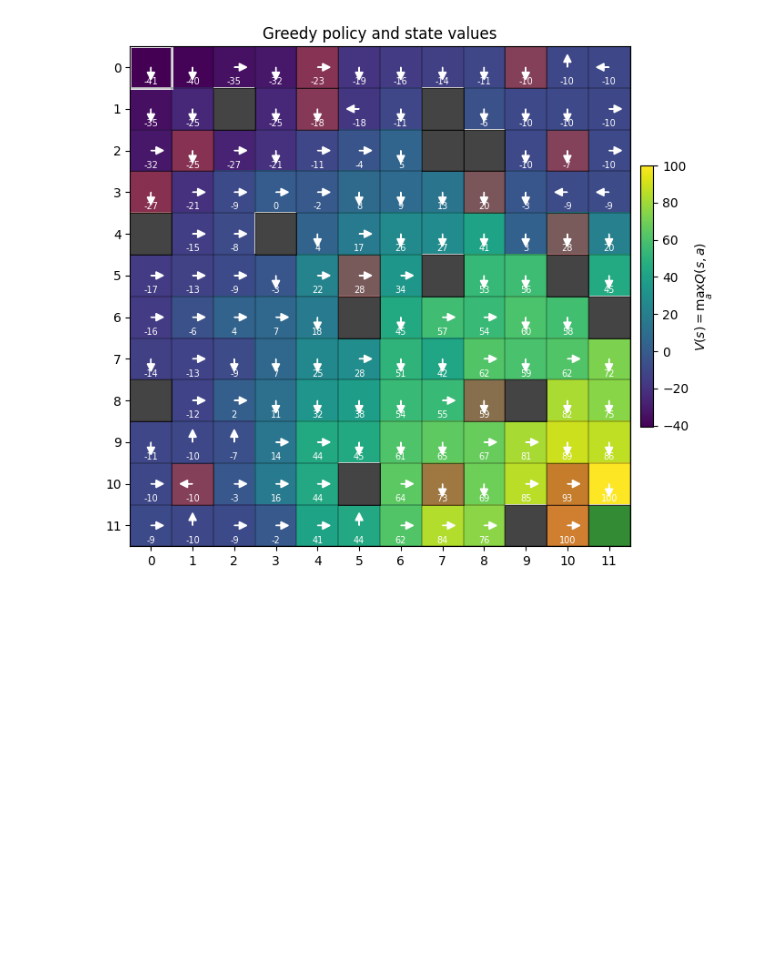
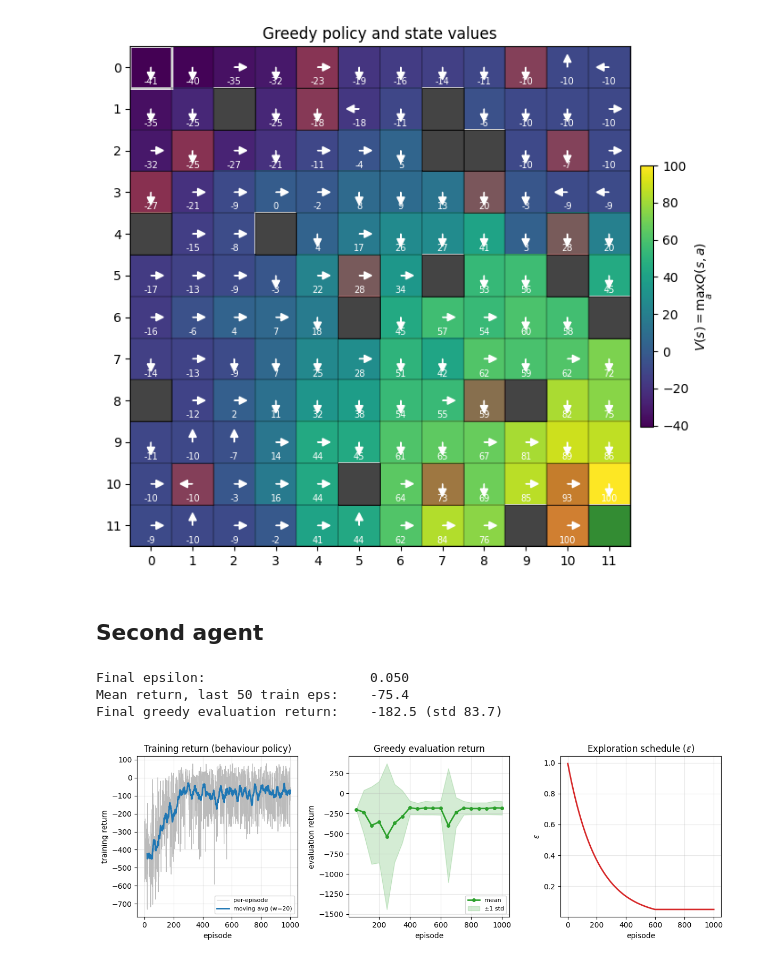
Before and after one commit to ffaundezcab/fog_exploring_RL, a Jupyter notebook: notebooks/test.ipynb, the cells around one changed output. Drawn from its saved outputs; the diff is of its cells as text; code cells hidden in the pictures; blank space fills up the shorter version.

Commit message:
add local view q-learning

```diff
--- a/notebooks/test.ipynb
+++ b/notebooks/test.ipynb
@@ -258,3 +258,70 @@ plt.show()
 # %% [output]
 [figure]
 [figure]
+# %% [markdown]
+## Second agent
+# %%
+from rlc.agents.q_learning_wlocal import LocalQLearningAgent
+from rlc.utils.training import train
+
+# Two environment instances: one for training, one for evaluation.
+train_env = FogGridEnv(
+    height=12,
+    width=12,
+    start_pos=(0, 0),
+    goal_pos=(11, 11),
+    randomize_map=True,
+    obstacle_density= 0.1,
+    trap_density=0.1,
+    vision_radius=2,
+    local_view= True,
+    render_mode="rgb_array")
+
+eval_env = FogGridEnv(
+    height=12,
+    width=12,
+    start_pos=(0, 0),
+    goal_pos=(11, 11),
+    randomize_map=True,
+    obstacle_density= 0.1,
+    trap_density=0.1,
+    vision_radius=2,
+    local_view= True,
+    render_mode="rgb_array")
+
+agent = LocalQLearningAgent(
+    n_actions=train_env.action_space.n,
+    alpha=0.1,
+    gamma=1.0,
+    epsilon_start=1.0,
+    epsilon_min=0.05,
+    epsilon_decay=0.995
+)
+
+history = train(
+    agent,
+    train_env,
+    n_episodes=1000,
+    max_steps_per_episode=200,
+    eval_every=50,
+    eval_episodes=100,
+    eval_env=eval_env,
+    eval_max_steps=200,
+    progress=True
+)
+
+print(f"Final epsilon:                     {agent.epsilon:.3f}")
+print(f"Mean return, last 50 train eps:    {np.mean(history.episode_returns[-50:]):.1f}")
+print(f"Final greedy evaluation return:    {history.eval_mean_returns[-1]:.1f} "
+      f"(std {history.eval_std_returns[-1]:.1f})")
+# %% [output]
+Final epsilon:                     0.050
+Mean return, last 50 train eps:    -75.4
+Final greedy evaluation return:    -182.5 (std 83.7)
+# %%
+from rlc.utils.plotting import plot_learning_curves
+
+fig1 = plot_learning_curves(history)
+plt.show()
+# %% [output]
+[figure, added]
```
Also changed, not shown: 2 other files.
